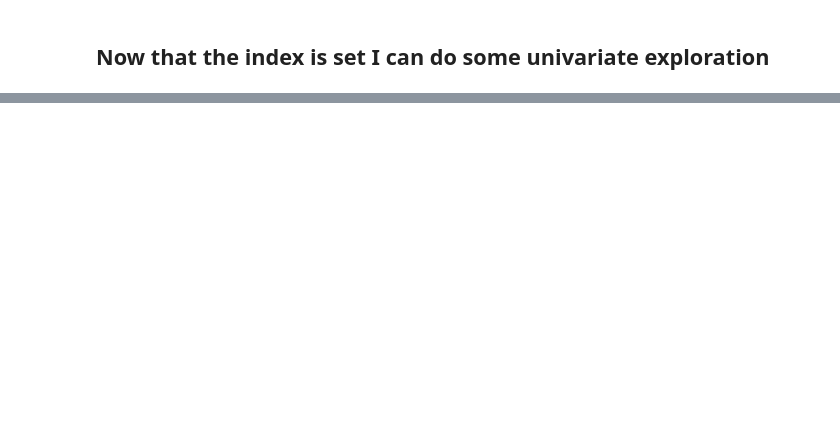
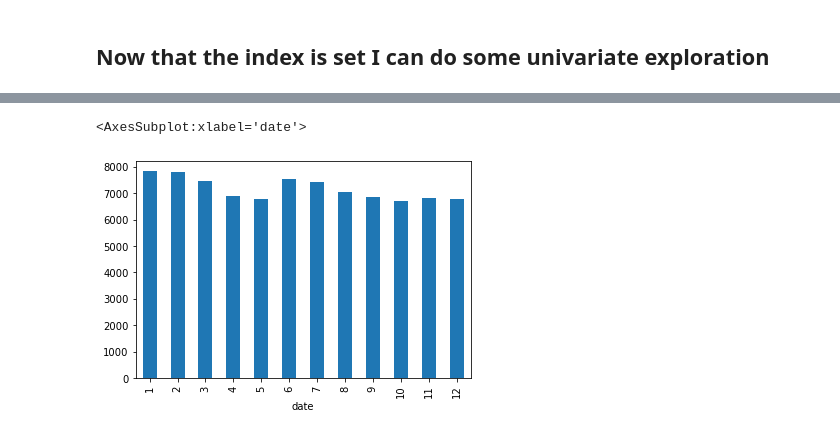
Before and after one commit to BraedenWright/individual-project, a Jupyter notebook: labor_aquire_and_explore.ipynb, the cells around one changed output, grey strips where cells are left out. Saved outputs shown, nothing was run; the diff lists cells and outputs as text; code cells hidden in the pictures; blank space fills up the shorter version.

```diff
--- a/labor_aquire_and_explore.ipynb
+++ b/labor_aquire_and_explore.ipynb
@@ -227,0 +295,5 @@ df.groupby(['date'])
+# %%
+train.groupby(train.index.month).total_unemployed_pop.mean().plot.bar()
+# %% [output]
+<AxesSubplot:xlabel='date'>
+[figure, added]
```
Also changed, not shown: parts of 25 cells of this notebook, 2 other files.
